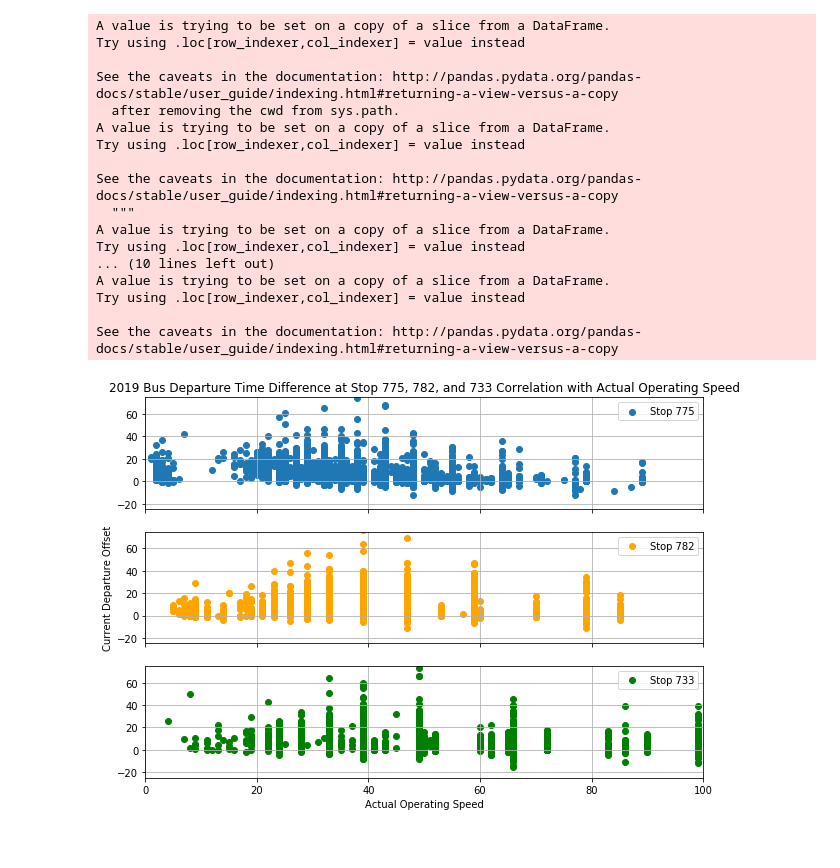
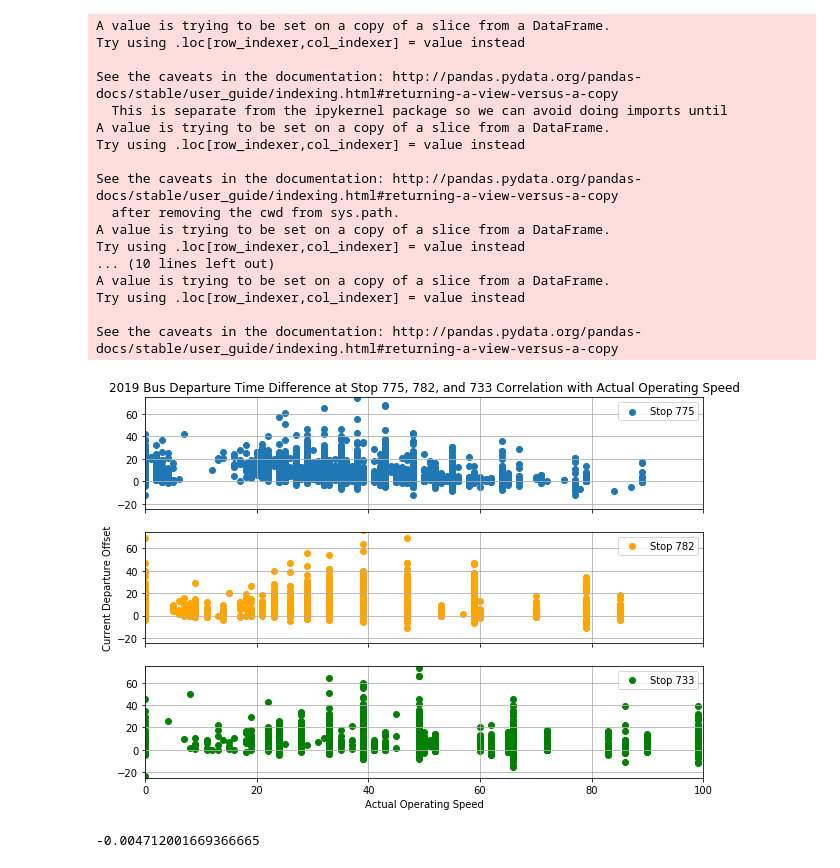
Before and after one commit to jairad26/LTC-Research-Challenge, a Jupyter notebook: 2019_feature_selection.ipynb, the cells around one changed output. Saved outputs shown, nothing was run; the diff lists cells and outputs as text; code cells hidden in the pictures.

```diff
--- a/2019_feature_selection.ipynb
+++ b/2019_feature_selection.ipynb
@@ -13,6 +13,9 @@ from sklearn.model_selection import cross_val_score
 # df = pd.read_csv('data/2020 Line 280 AVL report.csv')
 df = pd.read_csv('data/2019 Line 280 AVL allscripts.csv')
 df['Actual Depart Hour'] = df['Actual Depart'].str.split(':',expand=True)[0]
+df['Actual Depart Hour'] = df['Actual Depart Hour'].astype(int)
+df['Transit Date Month'] = df['Transit Date'].str.split('/',expand=True)[0]
+df['Transit Date Month'] = df['Transit Date Month'].astype(int)
 # %%
 stopactual = df.loc[df['Bus Stop ID'] == 775]
 stopactual['Difference (Minutes)'] = stopactual['Difference (Minutes)'].astype(int)
@@ -146,6 +155,5 @@ See the caveats in the documentation: http://pandas.pydata.org/pandas-docs/stabl
 # %%
 df['Actual Operating Speed'] = df['Actual Operating Speed'].fillna(0).astype(int)
-df = df.loc[df['Actual Operating Speed'] != 0]
 stopactual = df.loc[df['Bus Stop ID'] == 775]
 stopactual['Difference (Minutes)'] = stopactual['Difference (Minutes)'].astype(int)
 stopactual['Actual Operating Speed'] = stopactual['Actual Operating Speed'].astype(float)
@@ -177,39 +185,41 @@ plt.grid()
 stopactual = df.loc[df['Bus Stop ID'] == 733]
 stopactual['Difference (Minutes)'] = stopactual['Difference (Minutes)'].astype(int)
 stopactual['Actual Operating Speed'] = stopactual['Actual Operating Speed'].astype(float)
 
 ax3=plt.subplot(313, sharex=ax1, sharey=ax1)
 ax3.scatter(stopactual['Actual Operating Speed'], stopactual['Difference (Minutes)'], label = 'Stop 733', color='green')
 plt.legend()
 plt.grid()
 
 ax2.set(ylabel="Current Departure Offset")
 ax3.set(xlabel="Actual Operating Speed")
 
 locs, labels = plt.xticks()
 
 
 
 plt.show()
+df['Difference (Minutes)'].corr(df['Actual Operating Speed'])
 # %% [output]
+A value is trying to be set on a copy of a slice from a DataFrame.
+Try using .loc[row_indexer,col_indexer] = value instead
+
+See the caveats in the documentation: http://pandas.pydata.org/pandas-docs/stable/user_guide/indexing.html#returning-a-view-versus-a-copy
+  This is separate from the ipykernel package so we can avoid doing imports until
 A value is trying to be set on a copy of a slice from a DataFrame.
 Try using .loc[row_indexer,col_indexer] = value instead
 
 See the caveats in the documentation: http://pandas.pydata.org/pandas-docs/stable/user_guide/indexing.html#returning-a-view-versus-a-copy
   after removing the cwd from sys.path.
 A value is trying to be set on a copy of a slice from a DataFrame.
 Try using .loc[row_indexer,col_indexer] = value instead
-
-See the caveats in the documentation: http://pandas.pydata.org/pandas-docs/stable/user_guide/indexing.html#returning-a-view-versus-a-copy
-  """
-A value is trying to be set on a copy of a slice from a DataFrame.
-Try using .loc[row_indexer,col_indexer] = value instead
 ... (10 lines left out)
 A value is trying to be set on a copy of a slice from a DataFrame.
 Try using .loc[row_indexer,col_indexer] = value instead
 
 See the caveats in the documentation: http://pandas.pydata.org/pandas-docs/stable/user_guide/indexing.html#returning-a-view-versus-a-copy
-[figure, old version]
+[figure, new version]
+-0.004712001669366665
 # %%
 stopactual = df.loc[df['Bus Stop ID'] == 775]
 stopactual['Difference (Minutes)'] = stopactual['Difference (Minutes)'].astype(int)
```
Also changed, not shown: parts of 6 cells of this notebook, 7 other files.
